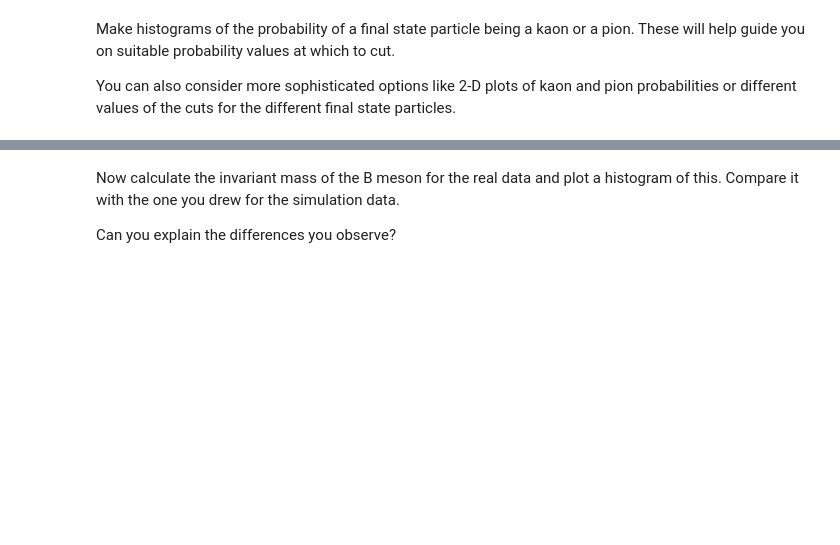
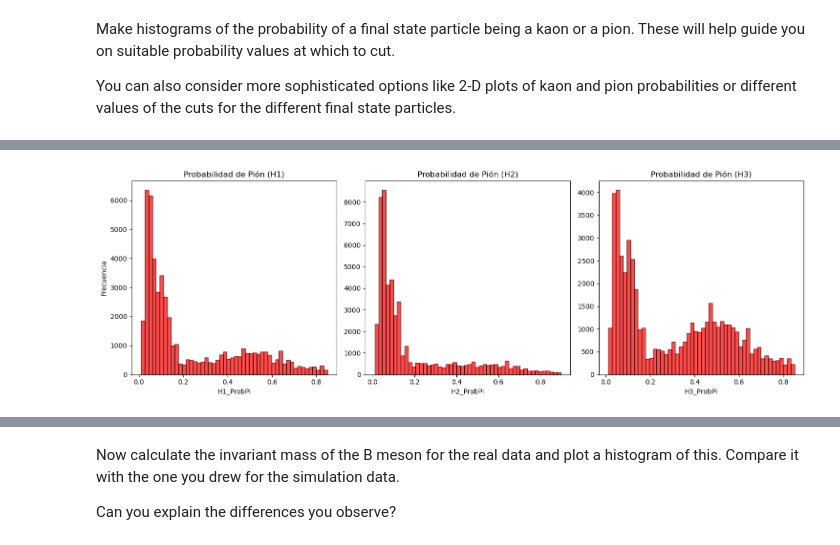
Before and after one commit to JFernando6321/computational-physics-projects, a Jupyter notebook: LHCb_Open_Data_Project_PWF.ipynb, the cells around one changed output, grey strips where cells are left out. Cells and saved outputs as stored; diff of their text form; code cells hidden in the pictures; blank space fills up the shorter version.

```diff
--- a/LHCb_Open_Data_Project_PWF.ipynb
+++ b/LHCb_Open_Data_Project_PWF.ipynb
@@ -288,0 +363,22 @@ You can also consider more sophisticated options like 2-D plots of kaon and pion
+# %%
+# plot the probability that a final state particle is a pion
+plt.figure(figsize=(15, 5))
+plt.subplot(1, 3, 1)
+plt.hist(real_data['H1_ProbPi'], bins=50, alpha=0.7, color='red',edgecolor='black')
+plt.title('Probabilidad de Pión (H1)')
+plt.xlabel('H1_ProbPi')
+plt.ylabel('Frecuencia')
+
+plt.subplot(1, 3, 2)
+plt.hist(real_data['H2_ProbPi'], bins=50, alpha=0.7, color='red', edgecolor='black')
+plt.title('Probabilidad de Pión (H2)')
+plt.xlabel('H2_ProbPi')
+
+plt.subplot(1, 3, 3)
+plt.hist(real_data['H3_ProbPi'], bins=50, alpha=0.7, color='red', edgecolor='black')
+plt.title('Probabilidad de Pión (H3)')
+plt.xlabel('H3_ProbPi')
+plt.tight_layout()
+plt.show()
+# %% [output]
+[figure, added]
```
Also changed, not shown: parts of 45 cells of this notebook.
